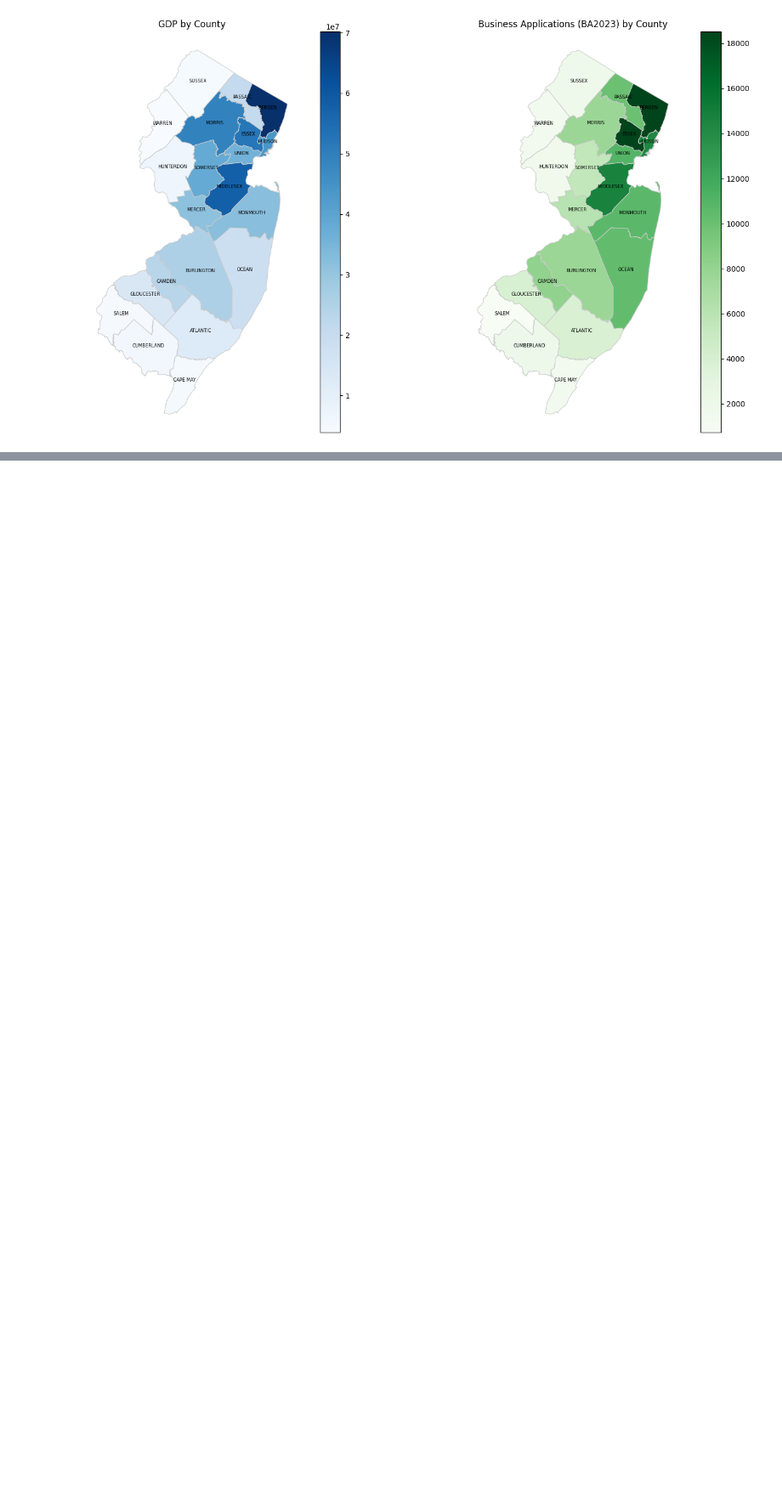
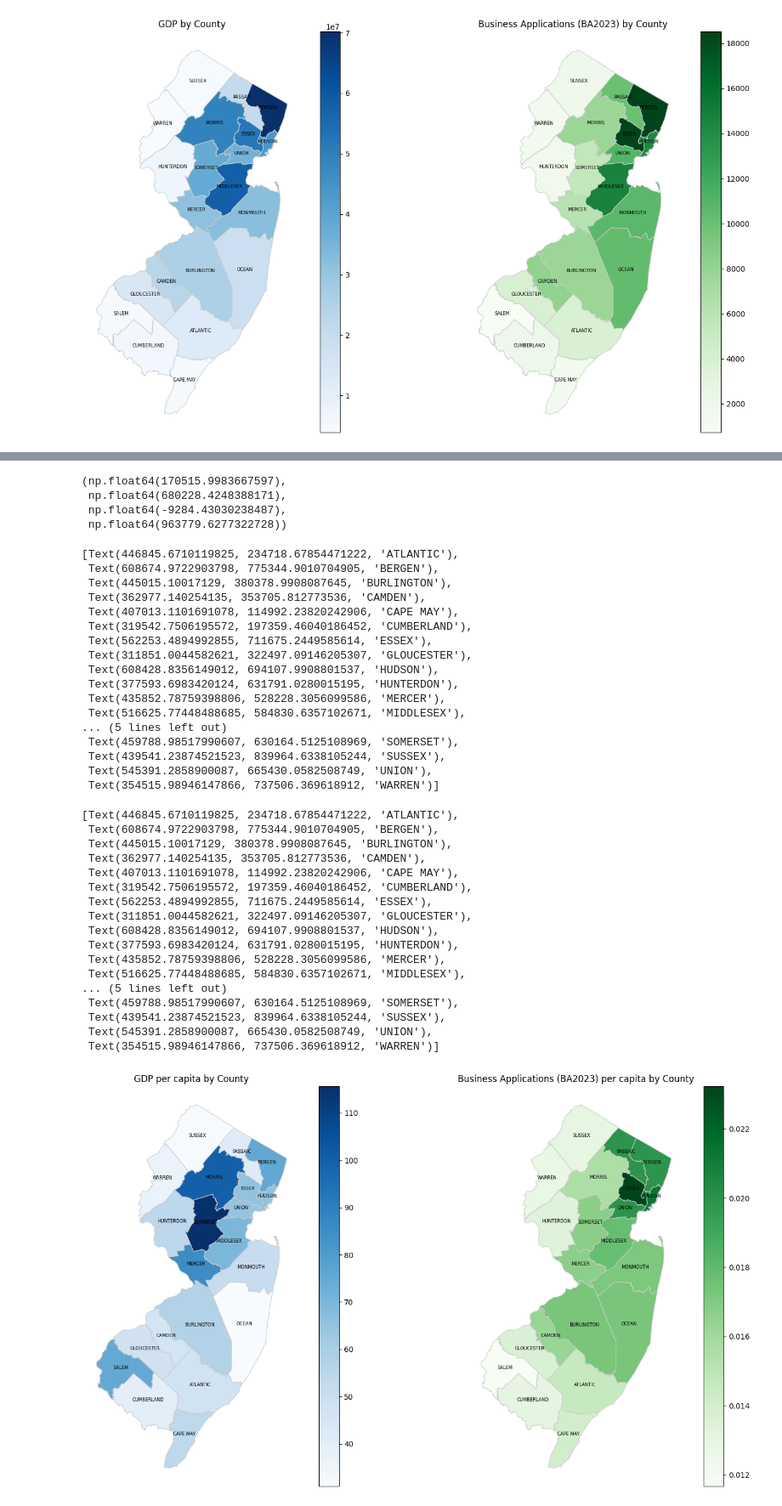
Before and after one commit to shirleyrutgers/GIS, a Jupyter notebook: PS1.ipynb, the cells around one changed output, grey strips where cells are left out. Shown at 85% size. Cells and saved outputs as stored; diff of their text form; code cells hidden in the pictures; blank space fills up the shorter version.

```diff
--- a/PS1.ipynb
+++ b/PS1.ipynb
@@ -1238,3 +1239,38 @@ Text(0.5, 1.0, 'Business Applications (BA2023) by County')
  Text(545391.2858900087, 665430.0582508749, 'UNION'),
  Text(354515.98946147866, 737506.369618912, 'WARREN')]
 [figure]
+# %%
+#I want to show a map with GDP and BA per capita
+to_map_df1 = nj_merged_df1[nj_merged_df1.geometry.notna()].copy()
+
+fig, axes = plt.subplots(1, 2, figsize=(16, 8))
+
+to_map_df1.plot(
+    column="GDP per capita",
+    cmap="Blues",
+    linewidth=0.8,
+    edgecolor="0.8",
+    legend=True,
+    ax=axes[0],
+    missing_kwds={"color": "lightgrey", "edgecolor": "white", "label": "Sin datos"}
+)
+axes[0].set_title("GDP per capita by County")
+axes[0].axis("off")
+
+to_map_df1.plot(
+    column="BA2023 per capita",
+    cmap="Greens",
+    linewidth=0.8,
+    edgecolor="0.8",
+    legend=True,
+    ax=axes[1],
+    missing_kwds={"color": "lightgrey", "edgecolor": "white", "label": "Sin datos"}
+)
+axes[1].set_title("Business Applications (BA2023) per capita by County")
+axes[1].axis("off")
+
+for ax in axes: [ax.annotate(r["COUNTY"], (r.geometry.centroid.x, r.geometry.centroid.y), ha="center", fontsize=6, color="black") for _, r in to_map_df1.iterrows()]
+
+plt.tight_layout()
+plt.show()
+# %% [output]
@@ -1240,0 +1285,39 @@ Text(0.5, 1.0, 'Business Applications (BA2023) by County')
+(np.float64(170515.9983667597),
+ np.float64(680228.4248388171),
+ np.float64(-9284.43030238487),
+ np.float64(963779.6277322728))
+[Text(446845.6710119825, 234718.67854471222, 'ATLANTIC'),
+ Text(608674.9722903798, 775344.9010704905, 'BERGEN'),
+ Text(445015.10017129, 380378.9908087645, 'BURLINGTON'),
+ Text(362977.140254135, 353705.812773536, 'CAMDEN'),
+ Text(407013.1101691078, 114992.23820242906, 'CAPE MAY'),
+ Text(319542.7506195572, 197359.46040186452, 'CUMBERLAND'),
+ Text(562253.4894992855, 711675.2449585614, 'ESSEX'),
+ Text(311851.0044582621, 322497.09146205307, 'GLOUCESTER'),
+ Text(608428.8356149012, 694107.9908801537, 'HUDSON'),
+ Text(377593.6983420124, 631791.0280015195, 'HUNTERDON'),
+ Text(435852.78759398806, 528228.3056099586, 'MERCER'),
+ Text(516625.77448488685, 584830.6357102671, 'MIDDLESEX'),
+... (5 lines left out)
+ Text(459788.98517990607, 630164.5125108969, 'SOMERSET'),
+ Text(439541.23874521523, 839964.6338105244, 'SUSSEX'),
+ Text(545391.2858900087, 665430.0582508749, 'UNION'),
+ Text(354515.98946147866, 737506.369618912, 'WARREN')]
+[Text(446845.6710119825, 234718.67854471222, 'ATLANTIC'),
+ Text(608674.9722903798, 775344.9010704905, 'BERGEN'),
+ Text(445015.10017129, 380378.9908087645, 'BURLINGTON'),
+ Text(362977.140254135, 353705.812773536, 'CAMDEN'),
+ Text(407013.1101691078, 114992.23820242906, 'CAPE MAY'),
+ Text(319542.7506195572, 197359.46040186452, 'CUMBERLAND'),
+ Text(562253.4894992855, 711675.2449585614, 'ESSEX'),
+ Text(311851.0044582621, 322497.09146205307, 'GLOUCESTER'),
+ Text(608428.8356149012, 694107.9908801537, 'HUDSON'),
+ Text(377593.6983420124, 631791.0280015195, 'HUNTERDON'),
+ Text(435852.78759398806, 528228.3056099586, 'MERCER'),
+ Text(516625.77448488685, 584830.6357102671, 'MIDDLESEX'),
+... (5 lines left out)
+ Text(459788.98517990607, 630164.5125108969, 'SOMERSET'),
+ Text(439541.23874521523, 839964.6338105244, 'SUSSEX'),
+ Text(545391.2858900087, 665430.0582508749, 'UNION'),
+ Text(354515.98946147866, 737506.369618912, 'WARREN')]
+[figure, added]
```
Also changed, not shown: parts of 2 cells of this notebook.
